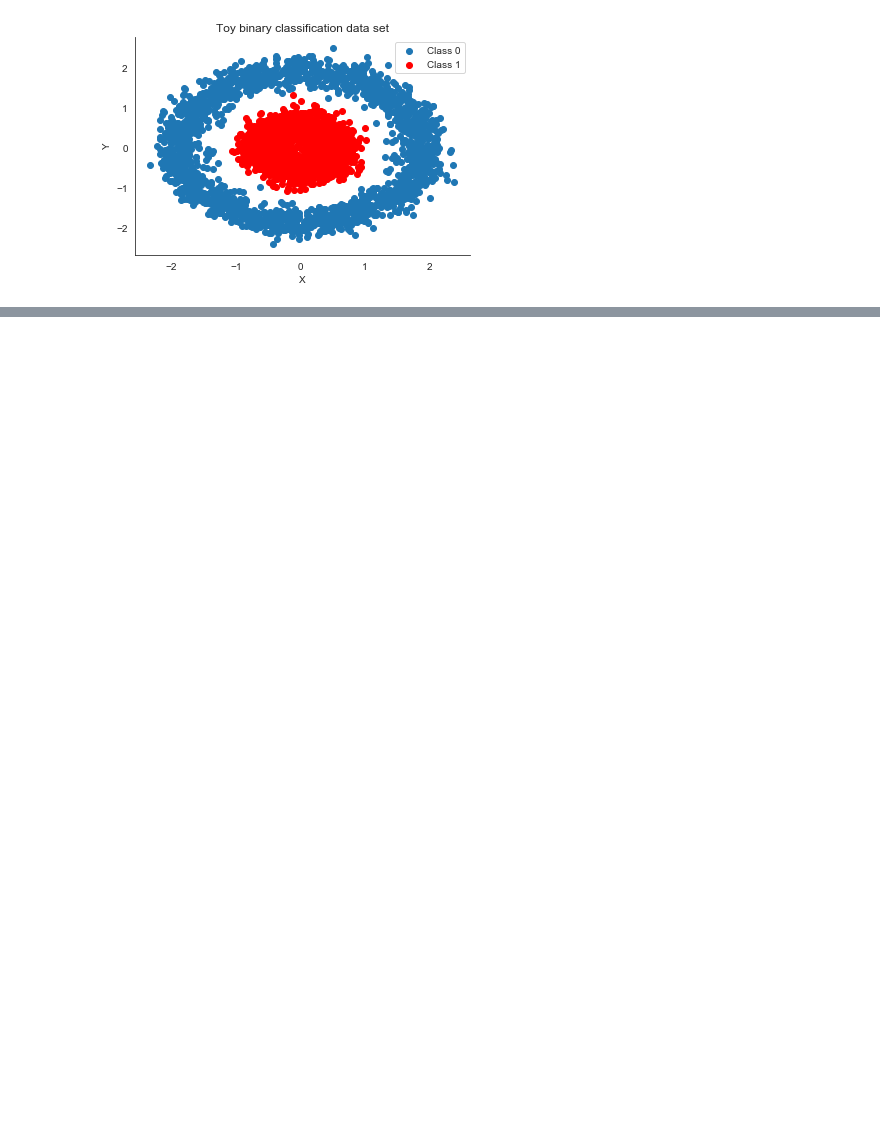
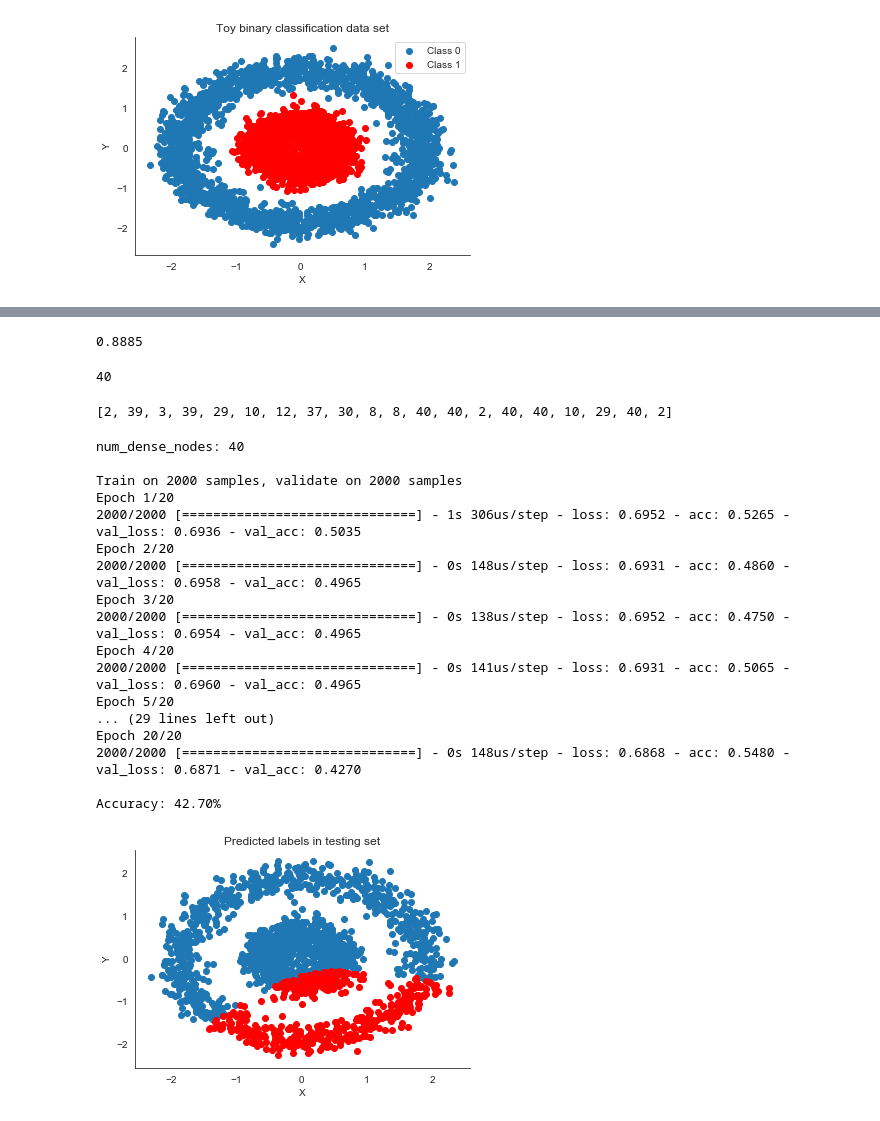
Before and after one commit to soulforger0/GPopt_4_Bayesian_NN, a Jupyter notebook: GPopt_4_NN.ipynb, the cells around one changed output, grey strips where cells are left out. Cells and saved outputs as stored; diff of their text form; code cells hidden in the pictures; blank space fills up the shorter version.

```diff
--- a/GPopt_4_NN.ipynb
+++ b/GPopt_4_NN.ipynb
@@ -53,0 +264,45 @@ default_parameters = [2]
+# %%
+best_accuracy
+# %% [output]
+0.8885
+# %%
+best_parameter
+# %% [output]
+40
+# %%
+parameter_hist
+# %% [output]
+[2, 39, 3, 39, 29, 10, 12, 37, 30, 8, 8, 40, 40, 2, 40, 40, 10, 29, 40, 2]
+# %%
+# test a NN with hand pick paranmeter
+fitness(x=[40])
+
+
+# reset all history and best accuracy
+best_accuracy = 0.0
+best_parameter = 0
+
+# keep a list of tried parameter
+parameter_hist = []
+
+# keep a list of accuracy hist
+acc_hist = []
+# %% [output]
+num_dense_nodes: 40
+
+Train on 2000 samples, validate on 2000 samples
+Epoch 1/20
+2000/2000 [==============================] - 1s 306us/step - loss: 0.6952 - acc: 0.5265 - val_loss: 0.6936 - val_acc: 0.5035
+Epoch 2/20
+2000/2000 [==============================] - 0s 148us/step - loss: 0.6931 - acc: 0.4860 - val_loss: 0.6958 - val_acc: 0.4965
+Epoch 3/20
+2000/2000 [==============================] - 0s 138us/step - loss: 0.6952 - acc: 0.4750 - val_loss: 0.6954 - val_acc: 0.4965
+Epoch 4/20
+2000/2000 [==============================] - 0s 141us/step - loss: 0.6931 - acc: 0.5065 - val_loss: 0.6960 - val_acc: 0.4965
+Epoch 5/20
+... (29 lines left out)
+Epoch 20/20
+2000/2000 [==============================] - 0s 148us/step - loss: 0.6868 - acc: 0.5480 - val_loss: 0.6871 - val_acc: 0.4270
+
+Accuracy: 42.70%
+[figure, added]
```
Also changed, not shown: parts of 20 cells of this notebook.
